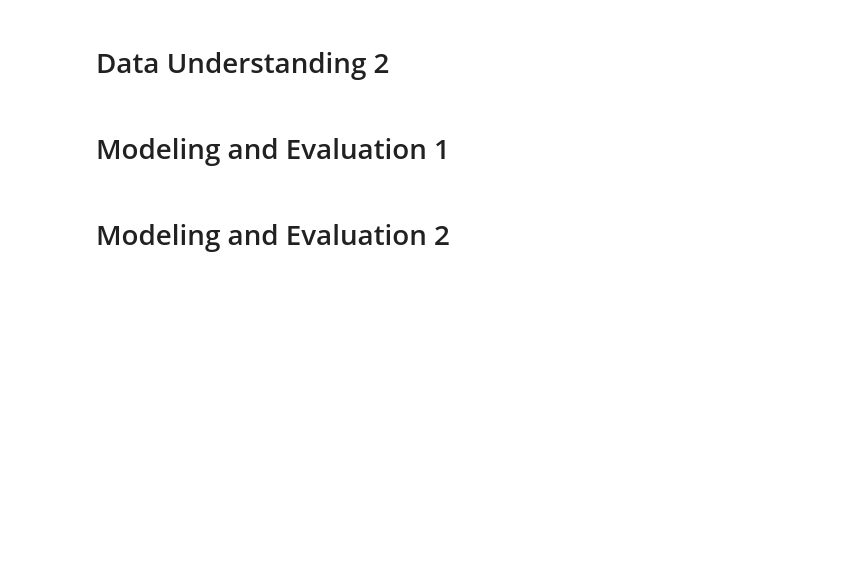
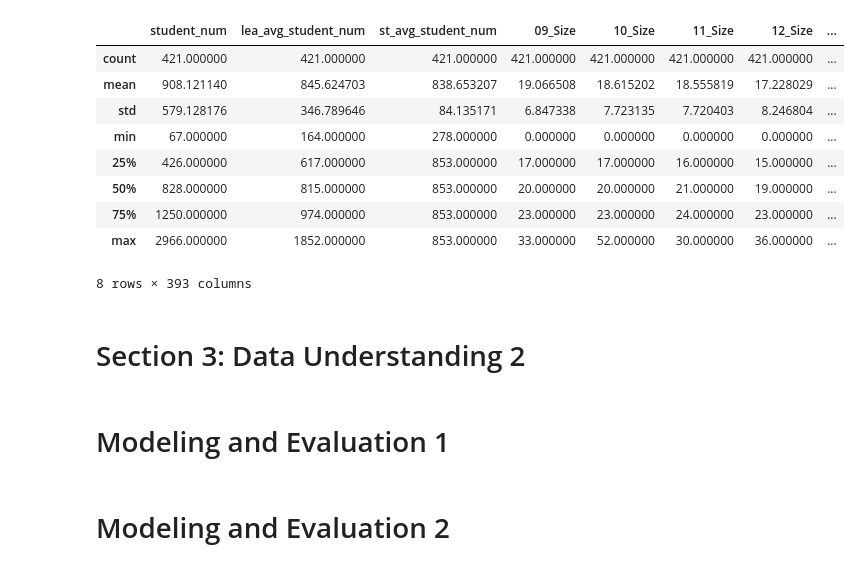
Before and after one commit to jeffweltman/MSDS7331, a Jupyter notebook: Lab3-Kevin.ipynb, the cells around one changed output. Saved outputs shown, nothing was run; the diff lists cells and outputs as text; code cells hidden in the pictures; blank space fills up the shorter version.

```diff
--- a/Lab3-Kevin.ipynb
+++ b/Lab3-Kevin.ipynb
@@ -5,5 +646,18 @@
+# %%
+hs_2017.describe()
+# %% [output]
+|  | student_num | lea_avg_student_num | st_avg_student_num | 09_Size | 10_Size | 11_Size | 12_Size | ... |
+| count | 421.000000 | 421.000000 | 421.000000 | 421.000000 | 421.000000 | 421.000000 | 421.000000 | ... |
+| mean | 908.121140 | 845.624703 | 838.653207 | 19.066508 | 18.615202 | 18.555819 | 17.228029 | ... |
+| std | 579.128176 | 346.789646 | 84.135171 | 6.847338 | 7.723135 | 7.720403 | 8.246804 | ... |
+| min | 67.000000 | 164.000000 | 278.000000 | 0.000000 | 0.000000 | 0.000000 | 0.000000 | ... |
+| 25% | 426.000000 | 617.000000 | 853.000000 | 17.000000 | 17.000000 | 16.000000 | 15.000000 | ... |
+| 50% | 828.000000 | 815.000000 | 853.000000 | 20.000000 | 20.000000 | 21.000000 | 19.000000 | ... |
+| 75% | 1250.000000 | 974.000000 | 853.000000 | 23.000000 | 23.000000 | 24.000000 | 23.000000 | ... |
+| max | 2966.000000 | 1852.000000 | 853.000000 | 33.000000 | 52.000000 | 30.000000 | 36.000000 | ... |
+8 rows × 393 columns
 # %% [markdown]
-# Data Understanding 2
+# Section 3: Data Understanding 2
 # %% [markdown]
 # Modeling and Evaluation 1
 # %% [markdown]
```
Also changed, not shown: parts of 17 cells of this notebook.
